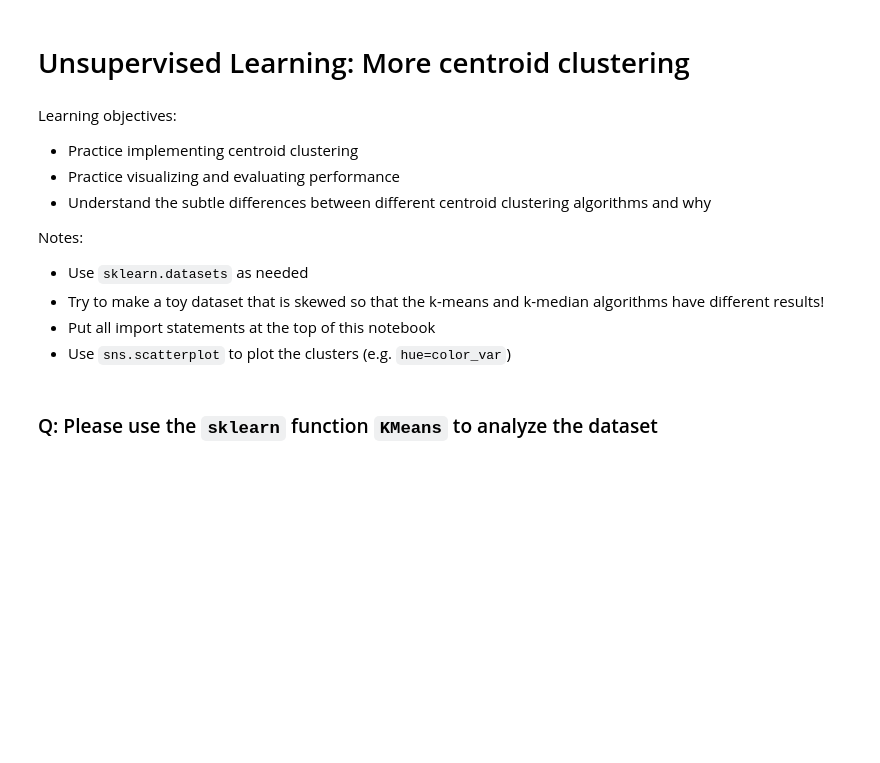
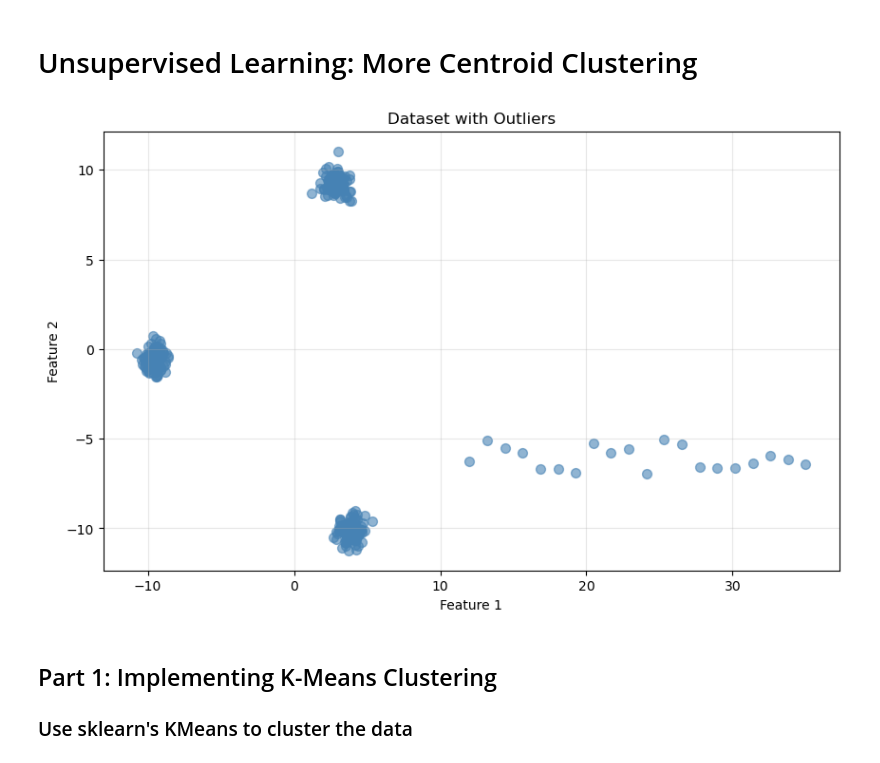
Before and after one commit to willcho5603/bwsi-comp-problem-solving, a Jupyter notebook: mod6_unsupervised_learning/2_more_centroid_clustering.ipynb, the cells around one changed output. Saved outputs shown, nothing was run; the diff lists cells and outputs as text; code cells hidden in the pictures; blank space fills up the shorter version.

```diff
--- a/mod6_unsupervised_learning/2_more_centroid_clustering.ipynb
+++ b/mod6_unsupervised_learning/2_more_centroid_clustering.ipynb
@@ -1,5 +1,5 @@
 # %% [markdown]
-# Unsupervised Learning: More centroid clustering
+# Unsupervised Learning: More Centroid Clustering
 # %%
 import numpy as np
 import pandas as pd
@@ -7,14 +9 @@ from sklearn.cluster import KMeans
 import seaborn as sns
-# %% [markdown]
-Learning objectives:
-- Practice implementing centroid clustering
-- Practice visualizing and evaluating performance
-- Understand the subtle differences between different centroid clustering algorithms and why
-
-Notes:
-- Use `sklearn.datasets` as needed
-- Try to make a toy dataset that is skewed so that the k-means and k-median algorithms have different results!
-- Put all import statements at the top of this notebook
-- Use `sns.scatterplot` to plot the clusters (e.g. `hue=color_var`)
-# %% [markdown]
-### Q: Please use the `sklearn` function `KMeans` to analyze the dataset
@@ -22,0 +10,30 @@ Notes:
+# %%
+X_base, y_true = make_blobs(n_samples=300, centers=3, n_features=2,
+                            cluster_std=0.8, random_state=42)
+
+X_base[y_true == 0] = X_base[y_true == 0] * 0.6 + [-8, -6]
+X_base[y_true == 1] = X_base[y_true == 1] * 0.6 + [0, 8]
+X_base[y_true == 2] = X_base[y_true == 2] * 0.6 + [8, -6]
+
+np.random.seed(42)
+outlier_x = np.linspace(12, 35, 20)  # Long horizontal spread
+outlier_y = np.random.uniform(-7, -5, 20)  # Some vertical spread
+outliers = np.column_stack([outlier_x, outlier_y])
+
+X = np.vstack([X_base, outliers])
+
+plt.figure(figsize=(10, 6))
+# Plot all data in one color to simulate unsupervised learning
+plt.scatter(X[:, 0], X[:, 1], c='steelblue', alpha=0.6, s=50)
+plt.xlabel('Feature 1')
+plt.ylabel('Feature 2')
+plt.title('Dataset with Outliers')
+
+plt.grid(True, alpha=0.3)
+plt.show()
+# %% [output]
+[figure, added]
+# %% [markdown]
+## Part 1: Implementing K-Means Clustering
+
+### Use sklearn's KMeans to cluster the data
```
Also changed, not shown: parts of 30 cells of this notebook.
